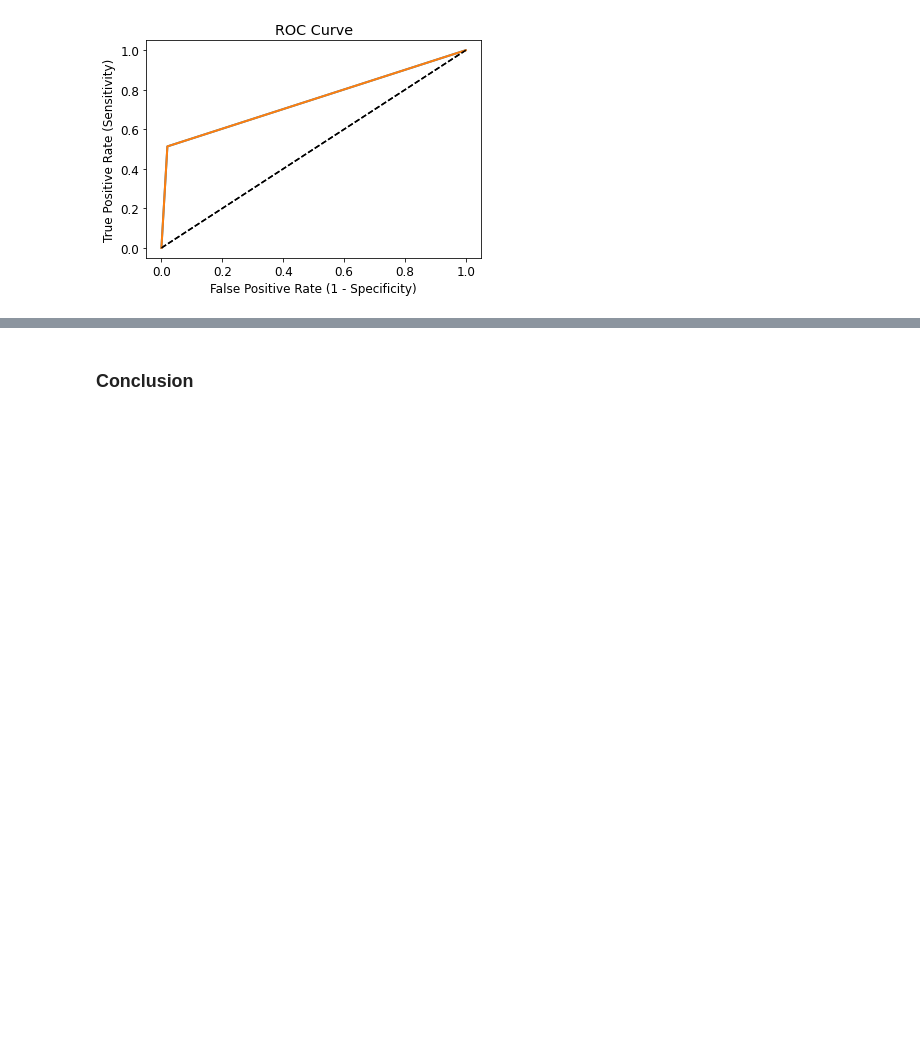
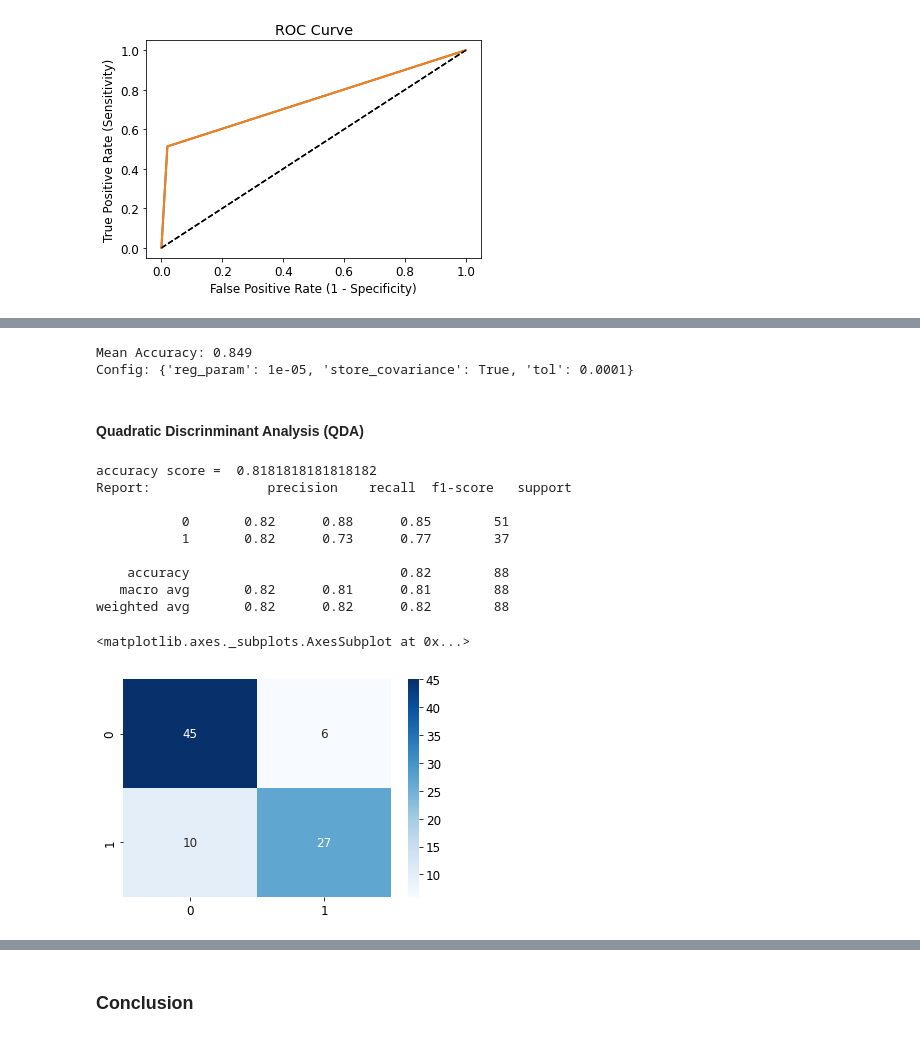
Before and after one commit to erinmcmahon26/Company-Bankruptcy-Prediction, a Jupyter notebook: Company_Bankruptcy.ipynb, the cells around one changed output, grey strips where cells are left out. Saved outputs shown, nothing was run; the diff lists cells and outputs as text; code cells hidden in the pictures; blank space fills up the shorter version.

```diff
--- a/Company_Bankruptcy.ipynb
+++ b/Company_Bankruptcy.ipynb
@@ -543,0 +572,38 @@ plt.show()
+# %%
+grid = dict()
+grid['solver'] = ['svd']
+
+grid_search2 = GridSearchCV(ld, grid, scoring='accuracy', cv=5, n_jobs=-1)
+results_2 = grid_search2.fit(x_train, y_train)
+
+print('Mean Accuracy: %.3f' % results.best_score_)
+print('Config: %s' % results.best_params_)
+# %% [output]
+Mean Accuracy: 0.849
+Config: {'reg_param': 1e-05, 'store_covariance': True, 'tol': 0.0001}
+# %% [markdown]
+#### Quadratic Discrinminant Analysis (QDA)
+# %%
+qd = QuadraticDiscriminantAnalysis()
+qd.fit(x_train,y_train)
+
+qdy_pred = qd.predict(x_test)
+cm = confusion_matrix(y_test,qdy_pred)
+
+qda = accuracy_score(y_test, qdy_pred)
+print('accuracy score = ', accuracy_score(y_test, qdy_pred))
+print("Report:", classification_report(y_test, qdy_pred))
+
+sns.heatmap(cm,annot=True,fmt="d",cmap = "Blues")
+# %% [output]
+accuracy score =  0.8181818181818182
+Report:               precision    recall  f1-score   support
+
+           0       0.82      0.88      0.85        51
+           1       0.82      0.73      0.77        37
+
+    accuracy                           0.82        88
+   macro avg       0.82      0.81      0.81        88
+weighted avg       0.82      0.82      0.82        88
+<matplotlib.axes._subplots.AxesSubplot at 0x...>
+[figure, added]
```
Also changed, not shown: parts of 15 cells of this notebook.
